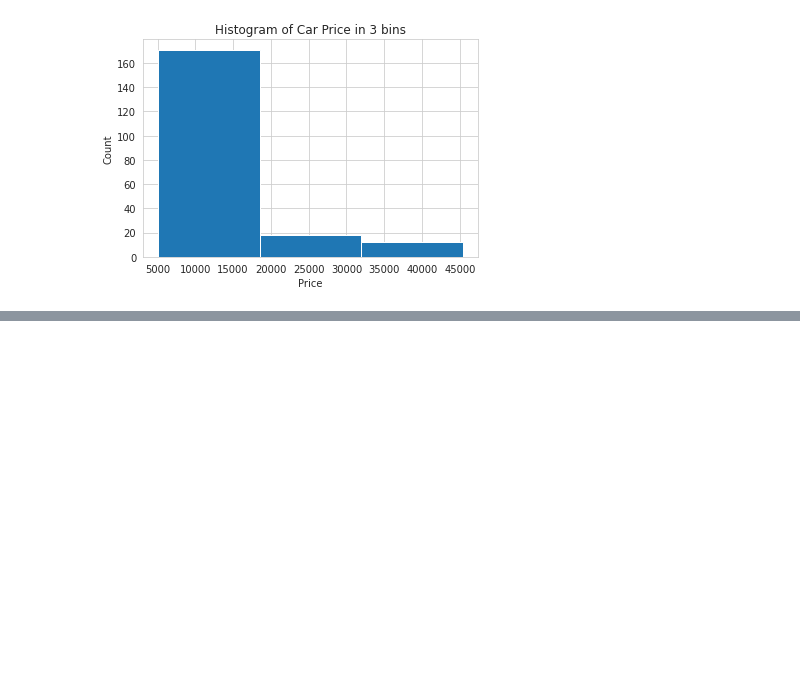
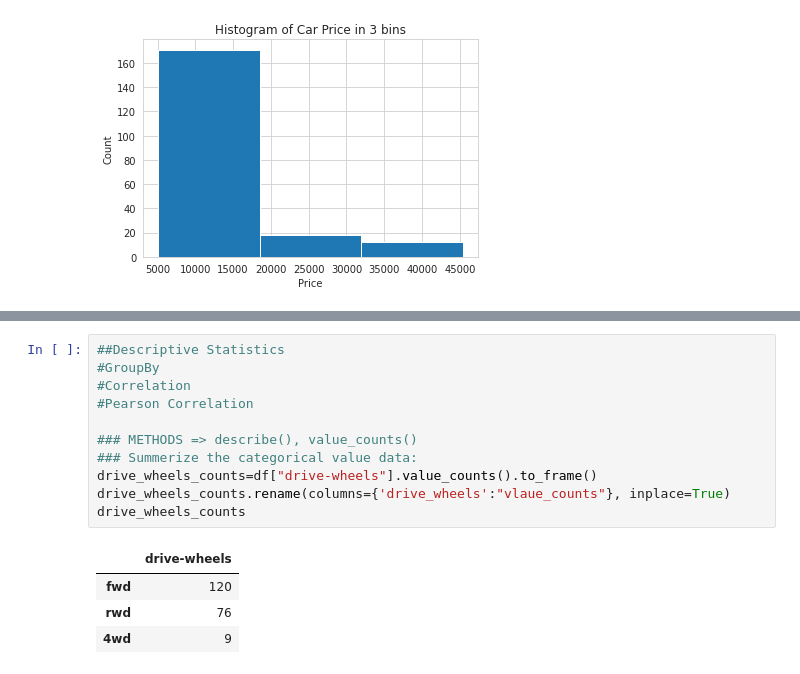
Before and after one commit to Binod-budathoki/Analyzing_selling_price_of_used_cars, a Jupyter notebook: PythonDataExploration.ipynb, the cells around one changed output, grey strips where cells are left out. Drawn from its saved outputs; the diff is of its cells as text; blank space fills up the shorter version.

```diff
--- a/PythonDataExploration.ipynb
+++ b/PythonDataExploration.ipynb
@@ -253,0 +282,16 @@ plt.show()
+# %%
+##Descriptive Statistics
+#GroupBy
+#Correlation
+#Pearson Correlation
+
+### METHODS => describe(), value_counts()
+### Summerize the categorical value data:
+drive_wheels_counts=df["drive-wheels"].value_counts().to_frame()
+drive_wheels_counts.rename(columns={'drive_wheels':"vlaue_counts"}, inplace=True)
+drive_wheels_counts
+# %% [output]
+|  | drive-wheels |
+| fwd | 120 |
+| rwd | 76 |
+| 4wd | 9 |
```
Also changed, not shown: parts of 7 cells of this notebook.
